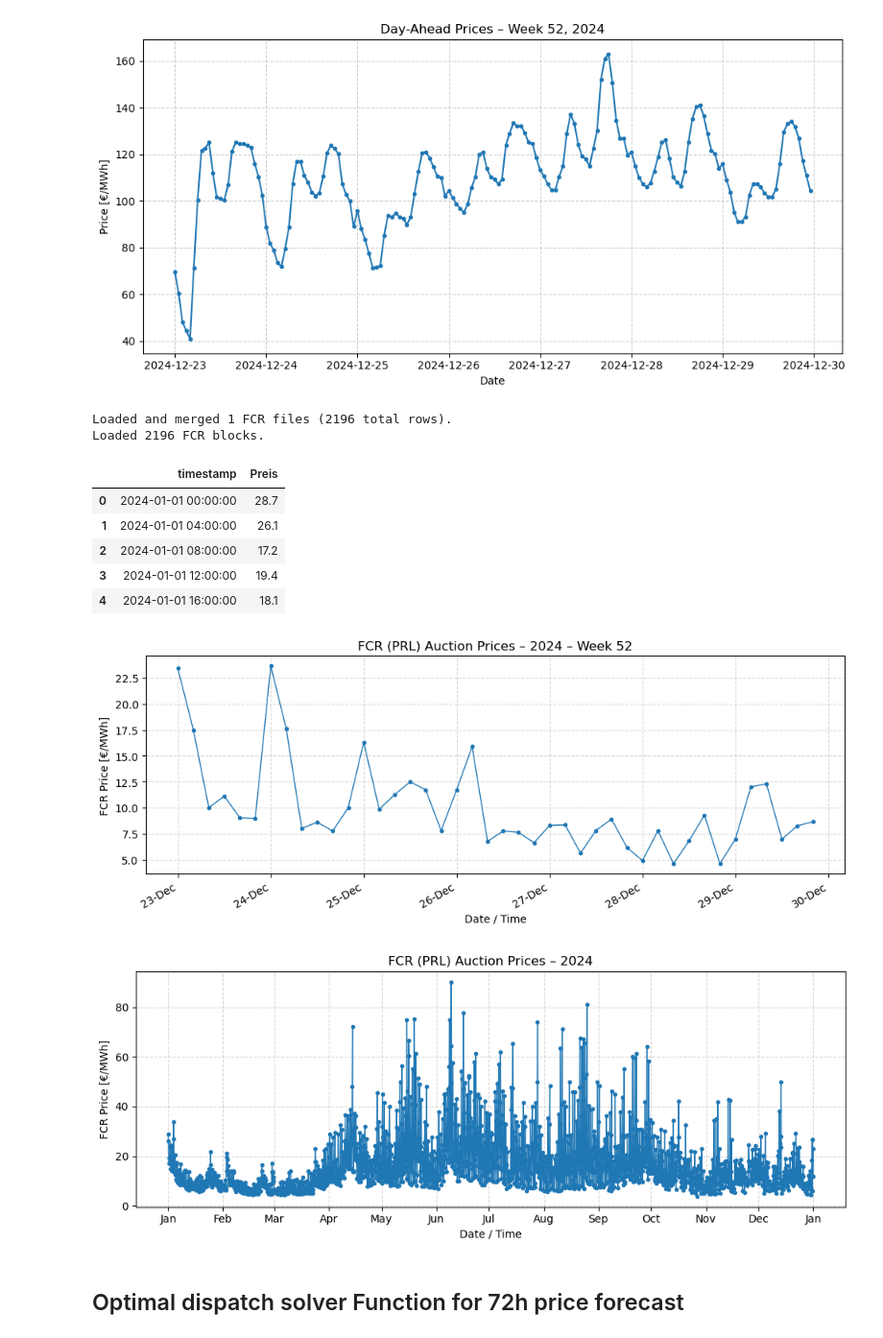
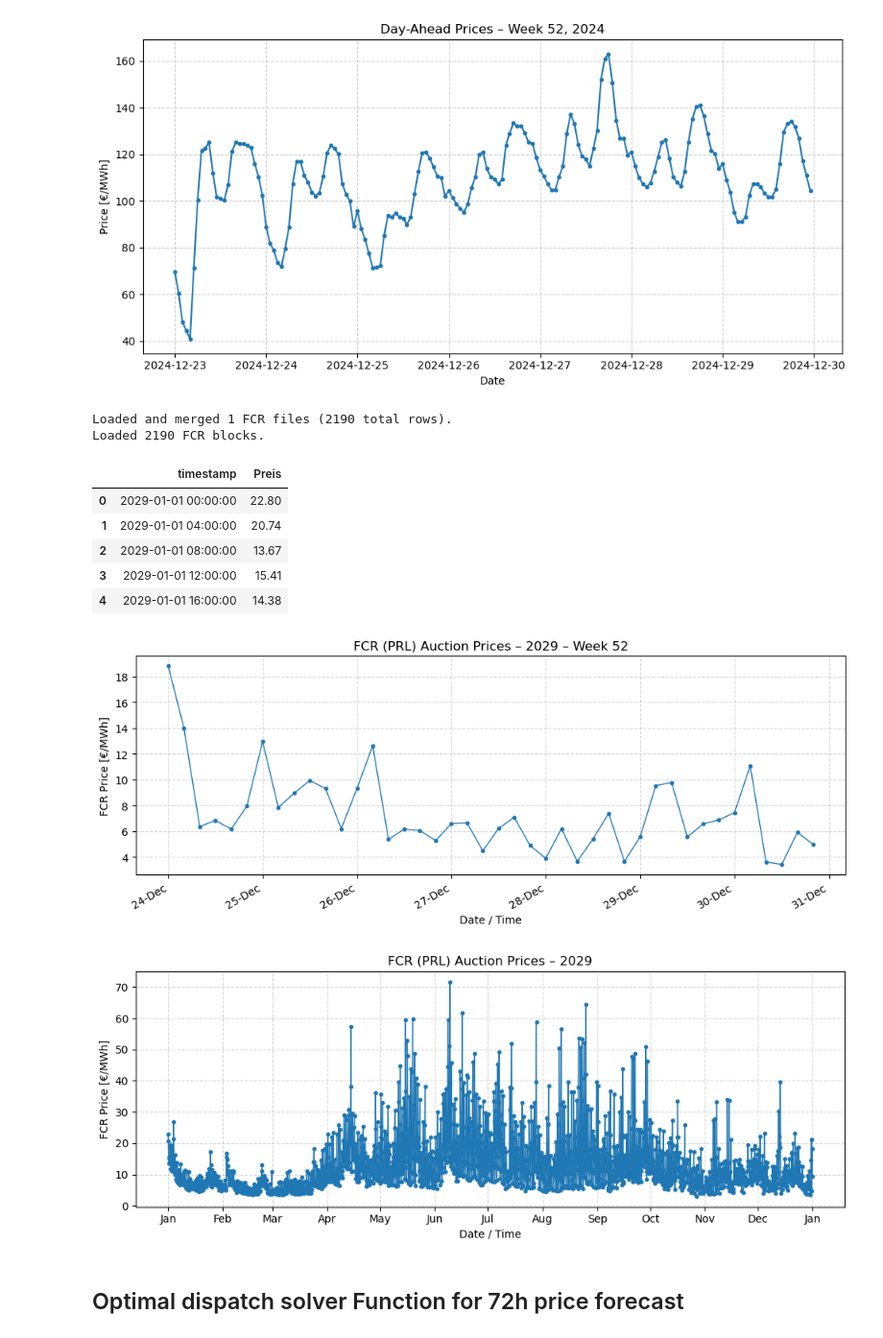
Before and after one commit to epaupe/Energy-Later, a Jupyter notebook: Optimal_Dispatch_Model_DA_FCR_rolling.ipynb, the cells around one changed output. Shown at 96% size. Saved outputs shown, nothing was run; the diff lists cells and outputs as text; code cells hidden in the pictures.

```diff
--- a/Optimal_Dispatch_Model_DA_FCR_rolling.ipynb
+++ b/Optimal_Dispatch_Model_DA_FCR_rolling.ipynb
@@ -70,7 +70,7 @@ plot_DA_week(DA_prices_merged, year=2024, week=52) #Plot the DA prices for a giv
 # Load FCR (PRL) prices
 # =========================
 fcr_folder = "data/Swissgrid_PRL_SRL_TRL"
-years_to_load_FCR = [2024]
+years_to_load_FCR = [2029]
 
 merged_FCR = load_fcr_prices(fcr_folder, years_to_load_FCR).copy()
 # Timestamps in that CSV indicate the hour at which the 4h block starts.
@@ -82,20 +82,20 @@ merged_FCR.head()
 print(f"Loaded {len(merged_FCR)} FCR blocks.")
 merged_FCR.head()
 # %% [output]
-Loaded and merged 1 FCR files (2196 total rows).
-Loaded 2196 FCR blocks.
+Loaded and merged 1 FCR files (2190 total rows).
+Loaded 2190 FCR blocks.
 |  | timestamp | Preis |
-| 0 | 2024-01-01 00:00:00 | 28.7 |
-| 1 | 2024-01-01 04:00:00 | 26.1 |
-| 2 | 2024-01-01 08:00:00 | 17.2 |
-| 3 | 2024-01-01 12:00:00 | 19.4 |
-| 4 | 2024-01-01 16:00:00 | 18.1 |
+| 0 | 2029-01-01 00:00:00 | 22.80 |
+| 1 | 2029-01-01 04:00:00 | 20.74 |
+| 2 | 2029-01-01 08:00:00 | 13.67 |
+| 3 | 2029-01-01 12:00:00 | 15.41 |
+| 4 | 2029-01-01 16:00:00 | 14.38 |
 # %%
-plot_fcr_prices(merged_FCR, year=2024, week=52) #Plot the FCR prices for a given week
-plot_fcr_prices(merged_FCR, year=2024) #Plot the FCR prices for the whole year
+plot_fcr_prices(merged_FCR, year=2029, week=52) #Plot the FCR prices for a given week
+plot_fcr_prices(merged_FCR, year=2029) #Plot the FCR prices for the whole year
 # %% [output]
-[figure, old version]
+[figure, new version]
-[figure, old version]
+[figure, new version]
 # %% [markdown]
 ## Optimal dispatch solver Function for 72h price forecast
 # %%
```
Also changed, not shown: 17 other files.
